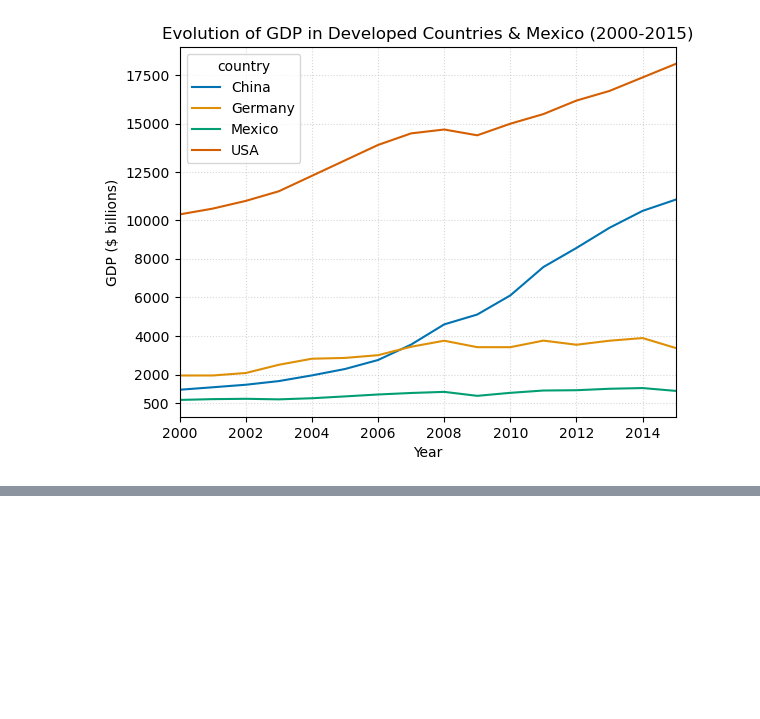
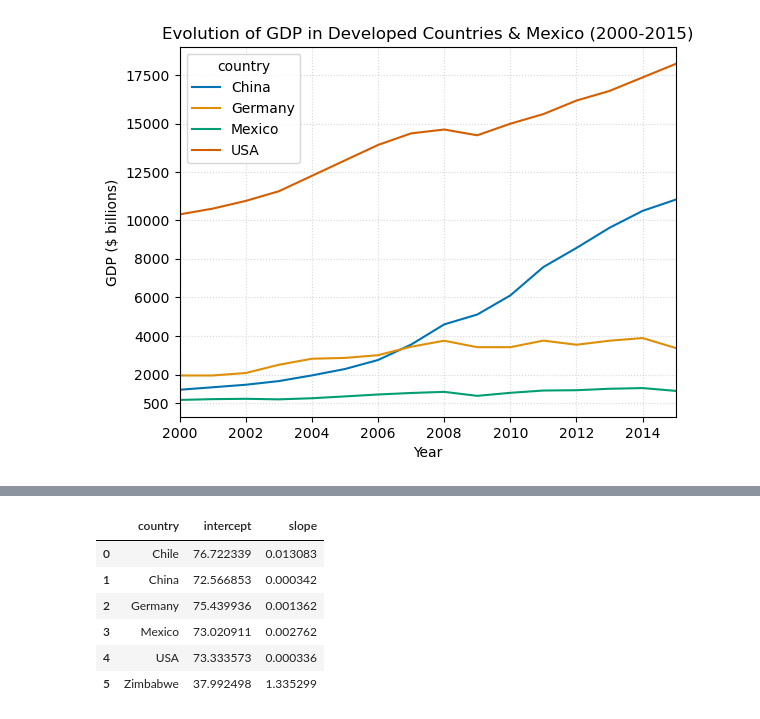
Before and after one commit to CrisFC4/Life_Expectancy_GDP_Project, a Jupyter notebook: life_expectancy_gdp.ipynb, the cells around one changed output, grey strips where cells are left out. Cells and saved outputs as stored; diff of their text form; code cells hidden in the pictures; blank space fills up the shorter version.

```diff
--- a/life_expectancy_gdp.ipynb
+++ b/life_expectancy_gdp.ipynb
@@ -315,0 +401,12 @@ plt.grid(visible=True, which='major', axis='both', alpha=0.5, linestyle=':')
+# %%
+# Create a dataframe with the parameters of the linear regression for each country
+linreg_param = pd.DataFrame(linreg_list, columns=['country', 'intercept','slope'])
+linreg_param
+# %% [output]
+|  | country | intercept | slope |
+| 0 | Chile | 76.722339 | 0.013083 |
+| 1 | China | 72.566853 | 0.000342 |
+| 2 | Germany | 75.439936 | 0.001362 |
+| 3 | Mexico | 73.020911 | 0.002762 |
+| 4 | USA | 73.333573 | 0.000336 |
+| 5 | Zimbabwe | 37.992498 | 1.335299 |
```
Also changed, not shown: parts of 11 cells of this notebook.
